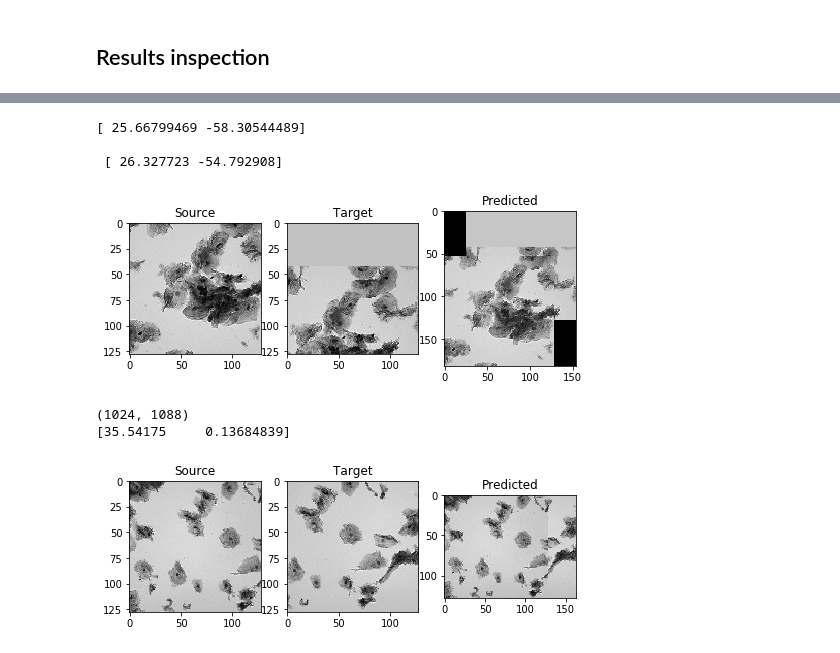
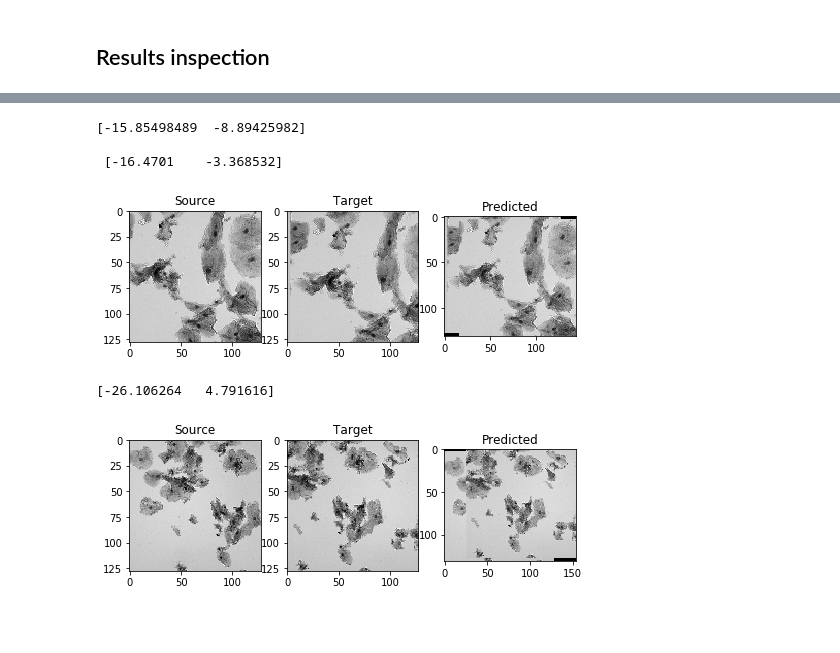
Before and after one commit to tristaaan/stitch-eval, a Jupyter notebook: notebooks/HomograpyNet-rigid-multiscale.ipynb, the cells around one changed output, grey strips where cells are left out. Saved outputs shown, nothing was run; the diff lists cells and outputs as text; code cells hidden in the pictures; blank space fills up the shorter version.

Commit message:
multiscale changes and holdout

```diff
--- a/notebooks/HomograpyNet-rigid-multiscale.ipynb
+++ b/notebooks/HomograpyNet-rigid-multiscale.ipynb
@@ -48,7 +48,7 @@ def load_img_paths(target):
     return glob.glob(target + '/*.tif')
 
 data_dir = r'../data'
-original_data_dir = path.join(data_dir, 'multiscale_512-1024')
+original_data_dir = path.join(data_dir, 'hnet_multiscale_training_128_holdout_2019-05-20')
 all_files = pd.read_csv(path.join(original_data_dir, 'homographies.tsv'), sep='\t')
 all_files.head()
 # %% [output]
@@ -380,7 +382,7 @@ plt.show()
 # load model if needed
 my_model = homography_regression_model(img_size)
 my_model.compile(optimizer=opt, loss=euclidean_distance)
-my_model.load_weights('tmp/rigid-hnet-weights-16-128-40k-1drop-2019-05-13.hdf5')
+my_model.load_weights('tmp/multiscale-hnet-weights-32-128-40k-2019-05-20.hdf5')
 # %%
 import cv2
 from numpy.random import randint
@@ -421,52 +423,46 @@ def create_multiscale_rigid_patches(im, w_min, w_max, final_size, max_overlap):
 
 import sys
 sys.path.insert(0, '../src')
 from util import pad,merge
 
 def invert(im):
     return abs(255 - im)
 
-test_dir = r'../data/learning'
-im1 = imread(test_dir + '/Tp26_Y003_X003_040.tif')
+test_dir = r'../data/hnet_multiscale_training_128_holdout_2019-05-20/holdout'
+im1 = imread(test_dir + '/Tp26_Y003_X002_040.tif')
 # im1 = cv2.resize(im1, (672,512), interpolation=cv2.INTER_NEAREST)
 
-p_a, p_b, H_act = create_multiscale_rigid_patches(im1, 512, 1024, img_size, 0.5)
+p_a, p_b, H_act = create_multiscale_rigid_patches(im1, 512, 1024, img_size, 0.8)
 H_act = np.array(H_act) * img_size[0]
-p_a = cv2.resize(p_a, img_size, interpolation=cv2.INTER_NEAREST)
-p_b = cv2.resize(p_b, img_size, interpolation=cv2.INTER_NEAREST)
 
 test_im = np.dstack((invert(p_a), invert(p_b)))
 test_im = test_im.reshape(1, *test_im.shape)
 
 H_2pt = my_model.predict(test_im)[0]
 
 # H_2pt[0] *= (np.sign(H_2pt[0]) - H_2pt[0]) * img_size[0]
 # H_2pt[1] *= (np.sign(H_2pt[1]) - H_2pt[1]) * img_size[0]
 
 H_2pt[0] *=  img_size[0]
 H_2pt[1] *=  img_size[0]
 
 predicted = merge(p_a, p_b, H_2pt[0], H_2pt[1])
 # predicted = merge(p_a, p_b, H_act[0], H_act[1])
 
 print(H_act, '\n\n', H_2pt)
 compare_all(p_a, p_b, predicted)
 # %% [output]
-[ 25.66799469 -58.30544489]
+[-15.85498489  -8.89425982]
 
- [ 26.327723 -54.792908]
+ [-16.4701    -3.368532]
-[figure, old version]
+[figure, new version]
 # %%
 test_dir = r'../data/learning'
 
-p = 320
-im1 = cv2.imread(test_dir + '/Tp26_Y003_X006_040.tif', cv2.IMREAD_UNCHANGED)[:1024, 256:]
-# im1 = np.pad(im1, (0,p), mode='constant', constant_values=np.median(im1))
-print(im1.shape)
+im1 = cv2.imread(test_dir + '/Tp26_Y000_X005_040.tif', cv2.IMREAD_UNCHANGED)[:,320:]
 im1 = cv2.resize(im1, img_size, interpolation=cv2.INTER_CUBIC)
 
-im2 = cv2.imread(test_dir + '/Tp26_Y003_X007_040.tif', cv2.IMREAD_UNCHANGED)[:1024, :1024]
-# im2 = np.pad(im2, (0,p), mode='constant', constant_values=np.median(im2))
+im2 = cv2.imread(test_dir + '/Tp26_Y000_X006_040.tif', cv2.IMREAD_UNCHANGED)[:,:1024]
 im2 = cv2.resize(im2, img_size, interpolation=cv2.INTER_CUBIC)
 
 test_im = np.dstack((invert(im1), invert(im2)))
@@ -474,14 +470,13 @@ test_im = test_im.reshape(1, *test_im.shape)
 H_2pt = my_model.predict(test_im)[0]
 # predicted = pad(im1, *H_2pt[0])
 
-H_2pt[0] *= img_size[0] * -1
-H_2pt[1] *= img_size[0] * -1
+H_2pt[0] *= img_size[0]
+H_2pt[1] *= img_size[0]
 
-predicted = merge(im1, im2, H_2pt[0], H_2pt[1])
+predicted = merge(im2, im1, H_2pt[0], H_2pt[1])
 
 print(H_2pt)
 compare_all(im1, im2, predicted)
 # %% [output]
-(1024, 1088)
-[35.54175     0.13684839]
+[-26.106264   4.791616]
-[figure, old version]
+[figure, new version]
```
Also changed, not shown: parts of 9 cells of this notebook, 1 other file.
